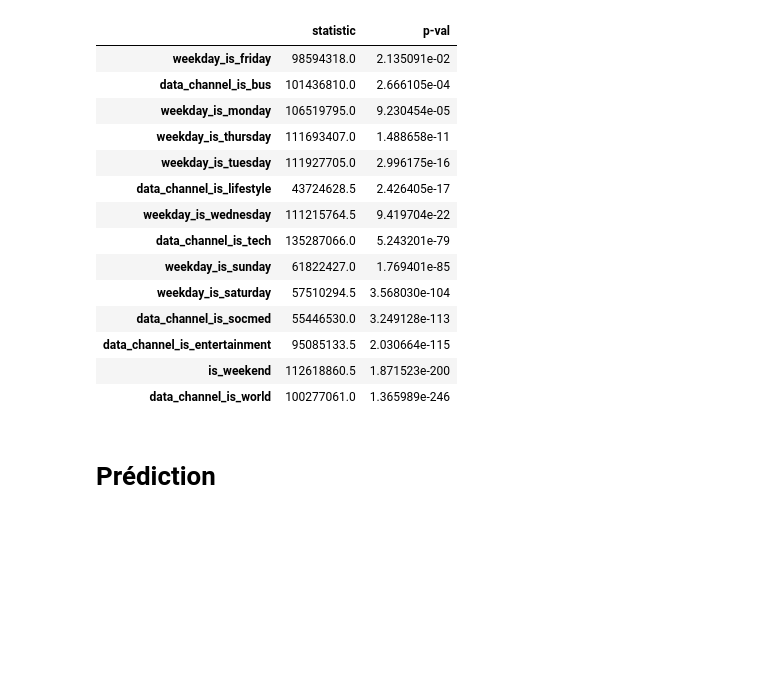
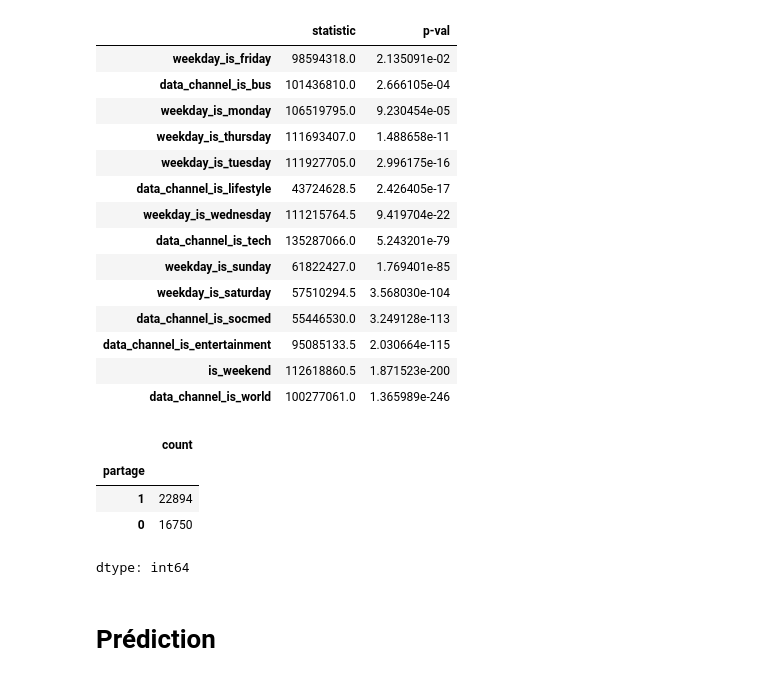
Before and after one commit to bigirimanainnocent12/Apprentissage_automatique, a Jupyter notebook: Apprentissage_Automatique.ipynb, the cells around one changed output. Cells and saved outputs as stored; diff of their text form; code cells hidden in the pictures; blank space fills up the shorter version.

```diff
--- a/Apprentissage_Automatique.ipynb
+++ b/Apprentissage_Automatique.ipynb
@@ -352,3 +358,11 @@ test_resulat[test_resulat["p-val"]< 0.05].sort_values(by="p-val",ascending=False
+# %%
+data.value_counts("partage")
+# %% [output]
+|  | count |
+| partage |  |
+| 1 | 22894 |
+| 0 | 16750 |
+dtype: int64
 # %% [markdown]
 # **Prédiction**
 # %% [markdown]
```
Also changed, not shown: parts of 9 cells of this notebook.
